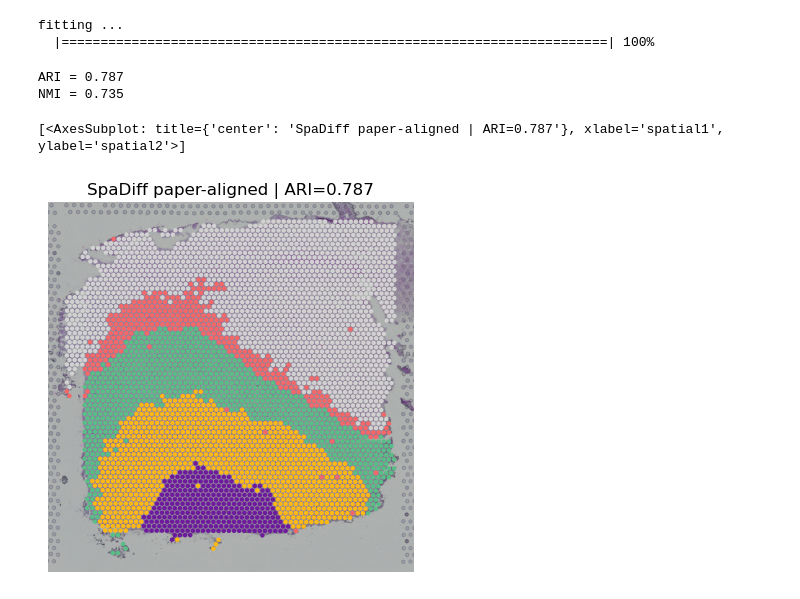
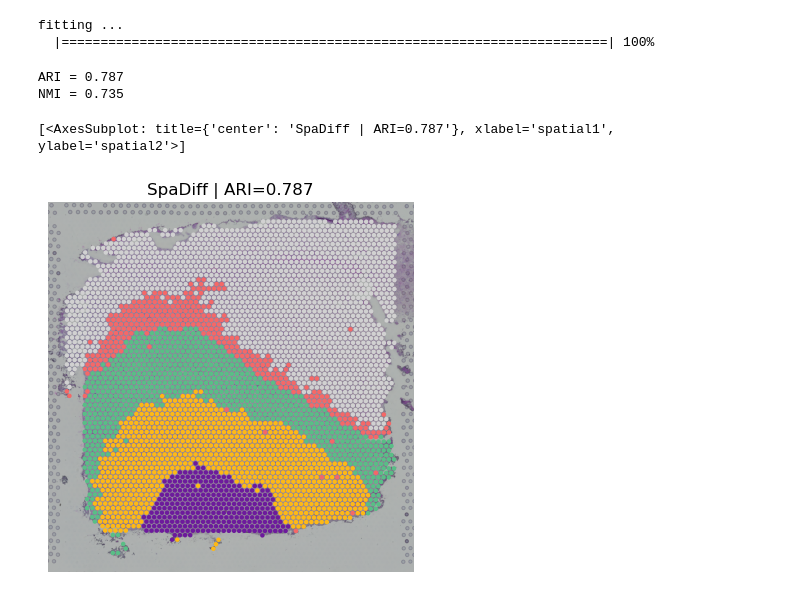
Before and after one commit to xy-geng/SpaDiff, a Jupyter notebook: docs/source/tutorial/01_DLPFC/1-DLPFC.ipynb, the cells around one changed output. Cells and saved outputs as stored; diff of their text form; code cells hidden in the pictures.

```diff
--- a/docs/source/tutorial/01_DLPFC/1-DLPFC.ipynb
+++ b/docs/source/tutorial/01_DLPFC/1-DLPFC.ipynb
@@ -107,14 +105,8 @@ features: (4015, 50)
 config = sd.SpaDiffConfig(
     data_dim=features.shape[1],
     condition_input_dim=features.shape[1],
-    num_batches=1,
-    num_modalities=1,
-    num_scales=1000,
-    topology_hidden_dim=128,
-    topology_dim=64,
     propagation_steps=5,
     propagation_alpha=0.4,
-    hidden_dim=128,
     dropout=0.1,
     topology_projection_dropout=0.0,
     learnable_propagation=False,
@@ -133,7 +125,6 @@ adata = model.fit_transform(
     features,
     operators,
     batch_key=None,
-    epochs=training_epochs,
     progress=True,
     ode_steps=200,
 )
@@ -156,24 +147,24 @@ fitting ...
 # %%
 valid = adata.obs[["mclust", "Truth"]].dropna()
 ari = round(adjusted_rand_score(valid["Truth"], valid["mclust"]),3)
 nmi = normalized_mutual_info_score(valid["Truth"], valid["mclust"])
 
 print(f"ARI = {ari:.3f}")
 print(f"NMI = {nmi:.3f}")
 
 palette = ["#6D1A9C", "#D1D1D1", "#F56867", "#59BE86", "#FEB915", "#C798EE", "#7495D3"]
 sc.pl.spatial(
     adata, img_key="hires", color="mclust", palette=palette,
-    title=f"SpaDiff paper-aligned | ARI={ari:.3f}", legend_loc=None,
+    title=f"SpaDiff | ARI={ari:.3f}", legend_loc=None,
     frameon=False, spot_size=120,
     show=False,
 )
 # plt.savefig("../result/spadiff_"+SAMPLE_ID+"_"+str(ari)+".pdf", bbox_inches='tight')
 # %% [output]
 ARI = 0.787
 NMI = 0.735
-[<AxesSubplot: title={'center': 'SpaDiff paper-aligned | ARI=0.787'}, xlabel='spatial1', ylabel='spatial2'>]
+[<AxesSubplot: title={'center': 'SpaDiff | ARI=0.787'}, xlabel='spatial1', ylabel='spatial2'>]
-[figure, old version]
+[figure, new version]
 # %%
 # output_file = "../result/spadiff_" + SAMPLE_ID + "_" + str(ari) + ".h5ad"
 
```
Also changed, not shown: parts of 1 cell of this notebook, 10 other files.
